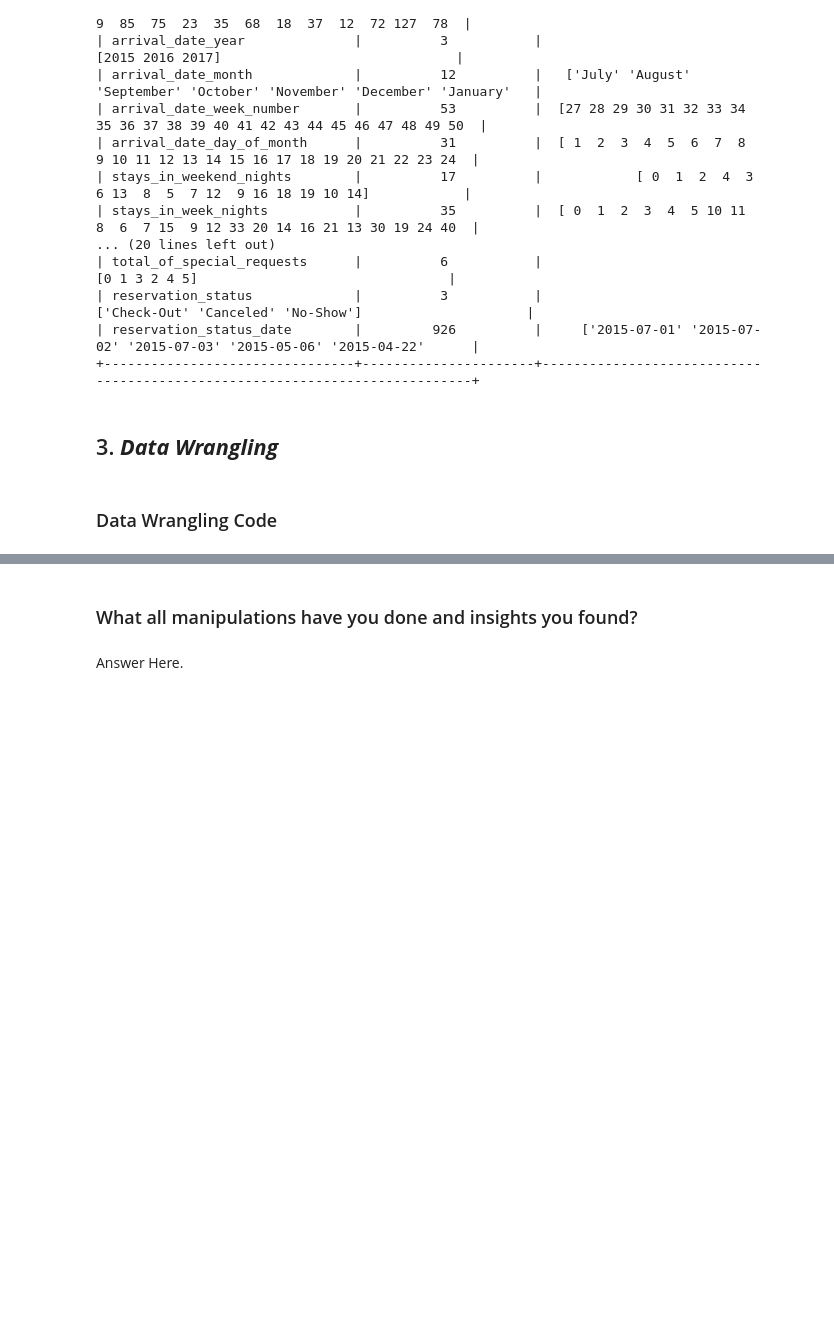
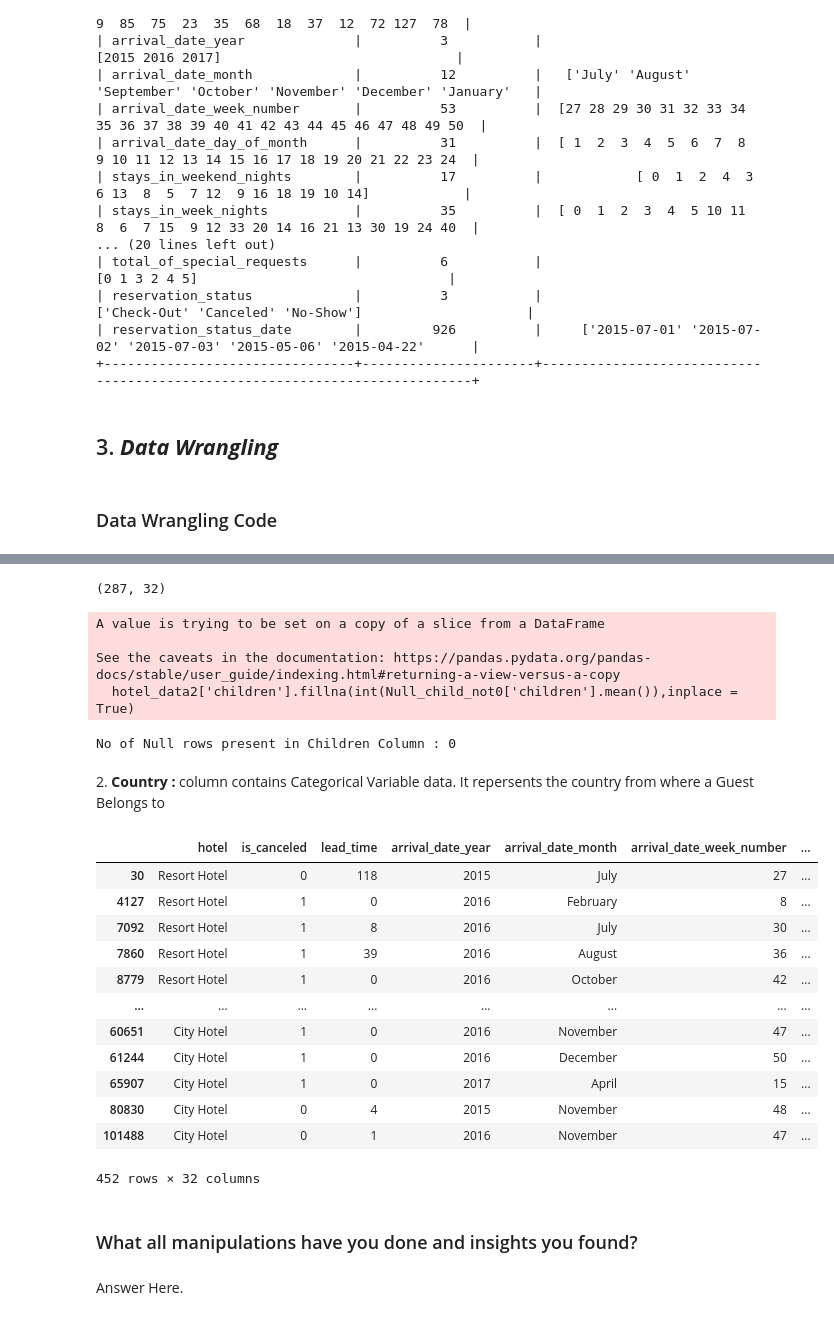
Before and after one commit to Bhushan0097/01.-CAPSTONE-PROJECT----Hotel-Bookings.csv, a Jupyter notebook: 01_Capstone_Project_EDA_HotelBooking.ipynb, the cells around one changed output, grey strips where cells are left out. Cells and saved outputs as stored; diff of their text form; code cells hidden in the pictures; blank space fills up the shorter version.

```diff
--- a/01_Capstone_Project_EDA_HotelBooking.ipynb
+++ b/01_Capstone_Project_EDA_HotelBooking.ipynb
@@ -387,2 +389,6 @@ print(tab)
 # %%
 # Write your code to make your dataset analysis ready.
+
+#1.Removing Duplicate Records
+
+hotel_data2 = hotel_data.drop_duplicates()
@@ -389,3 +452,49 @@ print(tab)
+# %%
+#flitering and storing records in another dataframe
+null_child = hotel_data2[(hotel_data2['arrival_date_year']==2015) &
+            (hotel_data2['arrival_date_month']=='August')&
+            (hotel_data2['arrival_date_week_number']==32)
+            ]
+null_child =   null_child[null_child['country'] == 'PRT']
+# %%
+null_child.shape
+# %% [output]
+(287, 32)
+# %%
+#filtering records that have no children present
+Null_child_not0 = null_child[null_child['children'] != 0]
+# %%
+#Repalcing Null values with mean of children present
+hotel_data2['children'].fillna(int(Null_child_not0['children'].mean()),inplace = True)
+# %% [output]
+A value is trying to be set on a copy of a slice from a DataFrame
+
+See the caveats in the documentation: https://pandas.pydata.org/pandas-docs/stable/user_guide/indexing.html#returning-a-view-versus-a-copy
+  hotel_data2['children'].fillna(int(Null_child_not0['children'].mean()),inplace = True)
+# %%
+#Checking for Children if Null is present
+print("No of Null rows present in Children Column :",hotel_data2['children'].isna().sum())
+# %% [output]
+No of Null rows present in Children Column : 0
+# %% [markdown]
+ <p>2.<b> Country : </b> column contains Categorical Variable data. It repersents the country from where a Guest Belongs to </li>
+# %%
+#displaying all the records that contain Country values  as NaN (missing Valued)
+hotel_data2[hotel_data2['country'].isna()]
+# %% [output]
+|  | hotel | is_canceled | lead_time | arrival_date_year | arrival_date_month | arrival_date_week_number | ... |
+| 30 | Resort Hotel | 0 | 118 | 2015 | July | 27 | ... |
+| 4127 | Resort Hotel | 1 | 0 | 2016 | February | 8 | ... |
+| 7092 | Resort Hotel | 1 | 8 | 2016 | July | 30 | ... |
+| 7860 | Resort Hotel | 1 | 39 | 2016 | August | 36 | ... |
+| 8779 | Resort Hotel | 1 | 0 | 2016 | October | 42 | ... |
+| ... | ... | ... | ... | ... | ... | ... | ... |
+| 60651 | City Hotel | 1 | 0 | 2016 | November | 47 | ... |
+| 61244 | City Hotel | 1 | 0 | 2016 | December | 50 | ... |
+| 65907 | City Hotel | 1 | 0 | 2017 | April | 15 | ... |
+| 80830 | City Hotel | 0 | 4 | 2015 | November | 48 | ... |
+| 101488 | City Hotel | 0 | 1 | 2016 | November | 47 | ... |
+452 rows × 32 columns
 # %% [markdown]
 ### What all manipulations have you done and insights you found?
 # %% [markdown]
```
Also changed, not shown: parts of 7 cells of this notebook.
